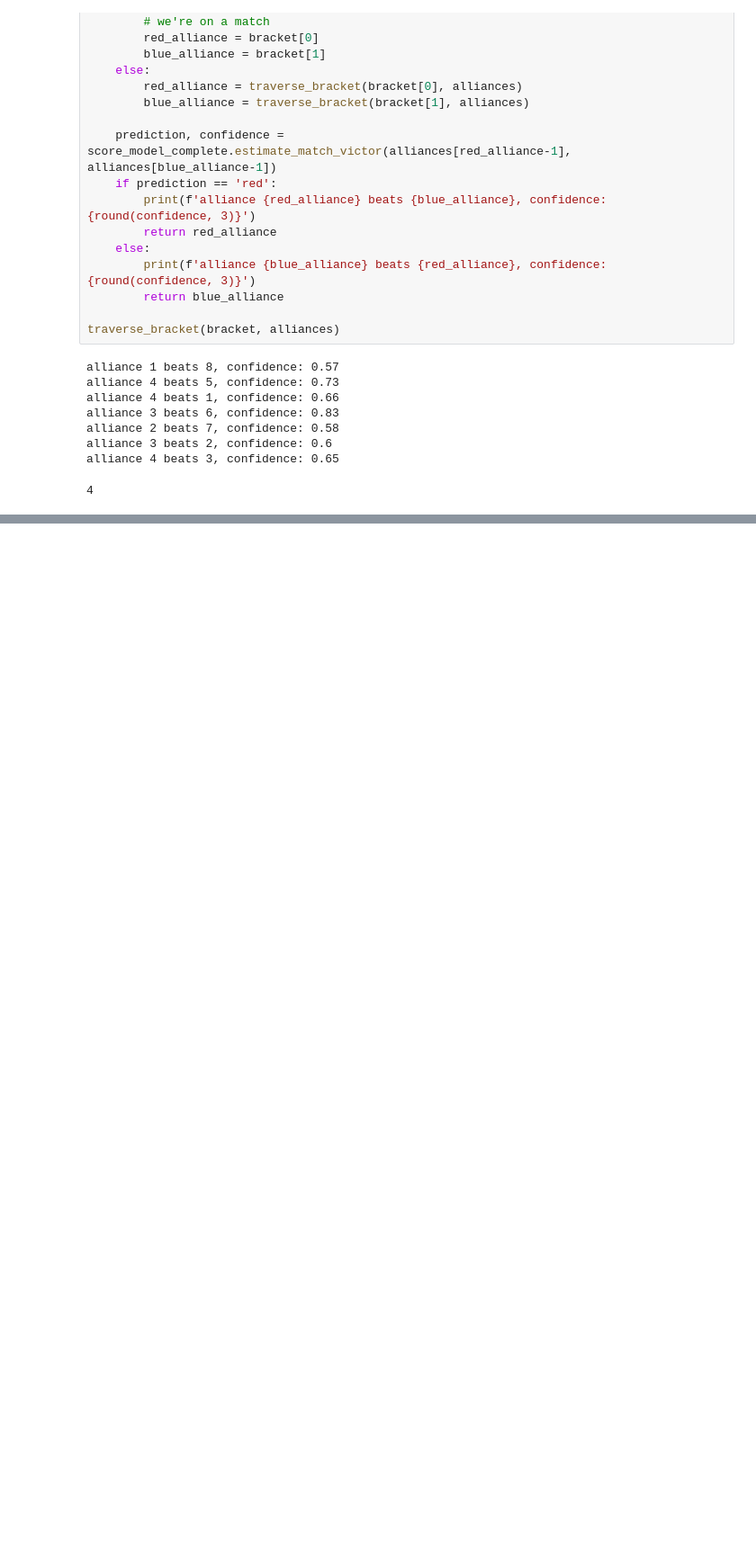
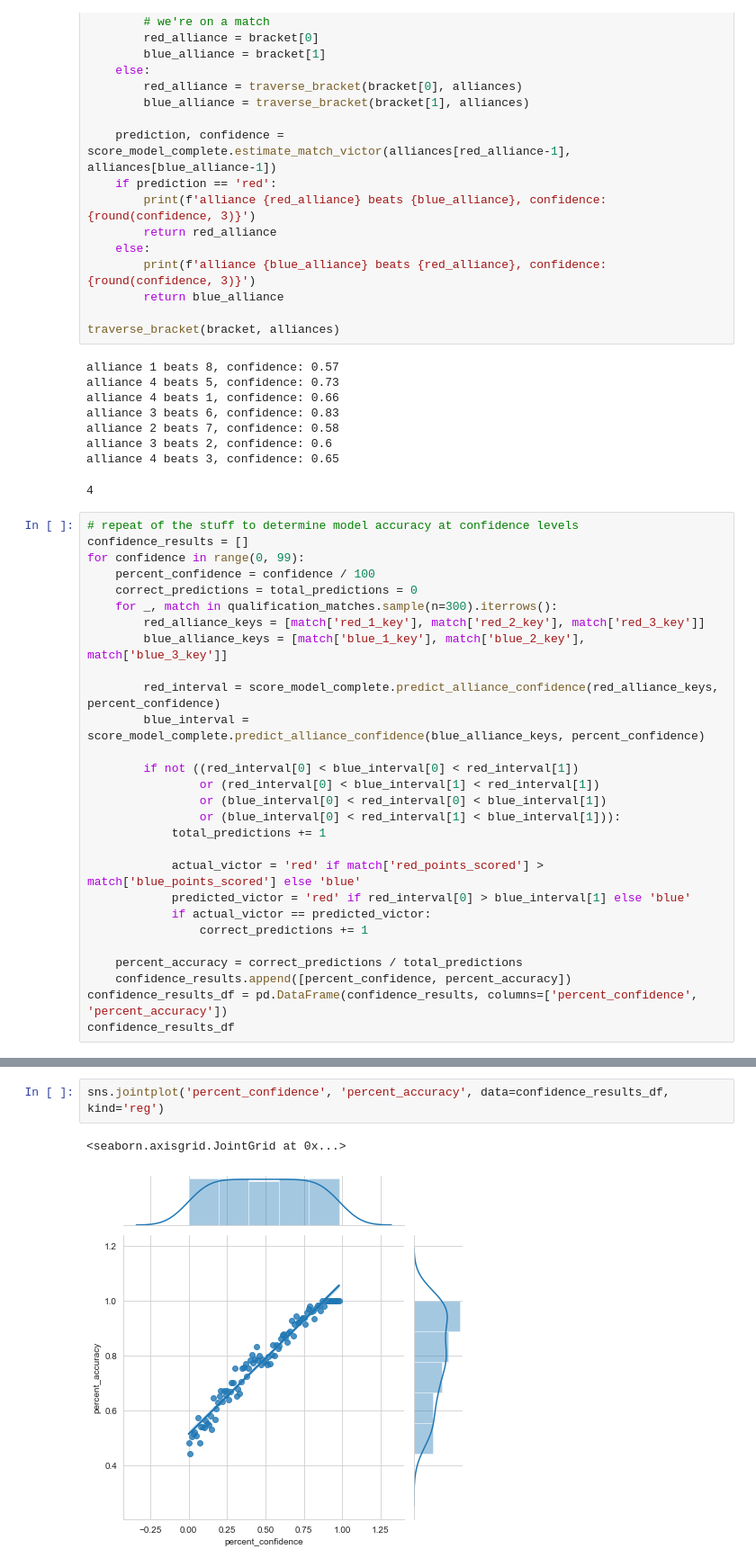
Before and after one commit to morzack/Sakurajima-Scouting, a Jupyter notebook: week-2.ipynb, the cells around one changed output, grey strips where cells are left out. Shown at 90% size. Cells and saved outputs as stored; diff of their text form; blank space fills up the shorter version.

```diff
--- a/week-2.ipynb
+++ b/week-2.ipynb
@@ -556,3 +556,31 @@ alliance 2 beats 7, confidence: 0.58
 alliance 3 beats 2, confidence: 0.6
 alliance 4 beats 3, confidence: 0.65
 4
+# %%
+# repeat of the stuff to determine model accuracy at confidence levels
+confidence_results = []
+for confidence in range(0, 99):
+    percent_confidence = confidence / 100
+    correct_predictions = total_predictions = 0
+    for _, match in qualification_matches.sample(n=300).iterrows():
+        red_alliance_keys = [match['red_1_key'], match['red_2_key'], match['red_3_key']]
+        blue_alliance_keys = [match['blue_1_key'], match['blue_2_key'], match['blue_3_key']]
+
+        red_interval = score_model_complete.predict_alliance_confidence(red_alliance_keys, percent_confidence)
+        blue_interval = score_model_complete.predict_alliance_confidence(blue_alliance_keys, percent_confidence)
+
+        if not ((red_interval[0] < blue_interval[0] < red_interval[1])
+                or (red_interval[0] < blue_interval[1] < red_interval[1])
+                or (blue_interval[0] < red_interval[0] < blue_interval[1])
+                or (blue_interval[0] < red_interval[1] < blue_interval[1])):
+            total_predictions += 1
+
+            actual_victor = 'red' if match['red_points_scored'] > match['blue_points_scored'] else 'blue'
+            predicted_victor = 'red' if red_interval[0] > blue_interval[1] else 'blue'
+            if actual_victor == predicted_victor:
+                correct_predictions += 1
+
+    percent_accuracy = correct_predictions / total_predictions
+    confidence_results.append([percent_confidence, percent_accuracy])
+confidence_results_df = pd.DataFrame(confidence_results, columns=['percent_confidence', 'percent_accuracy'])
+confidence_results_df
@@ -558,0 +601,5 @@ alliance 4 beats 3, confidence: 0.65
+# %%
+sns.jointplot('percent_confidence', 'percent_accuracy', data=confidence_results_df, kind='reg')
+# %% [output]
+<seaborn.axisgrid.JointGrid at 0x...>
+[figure, added]
```
Also changed, not shown: parts of 3 cells of this notebook, 3 other files.
